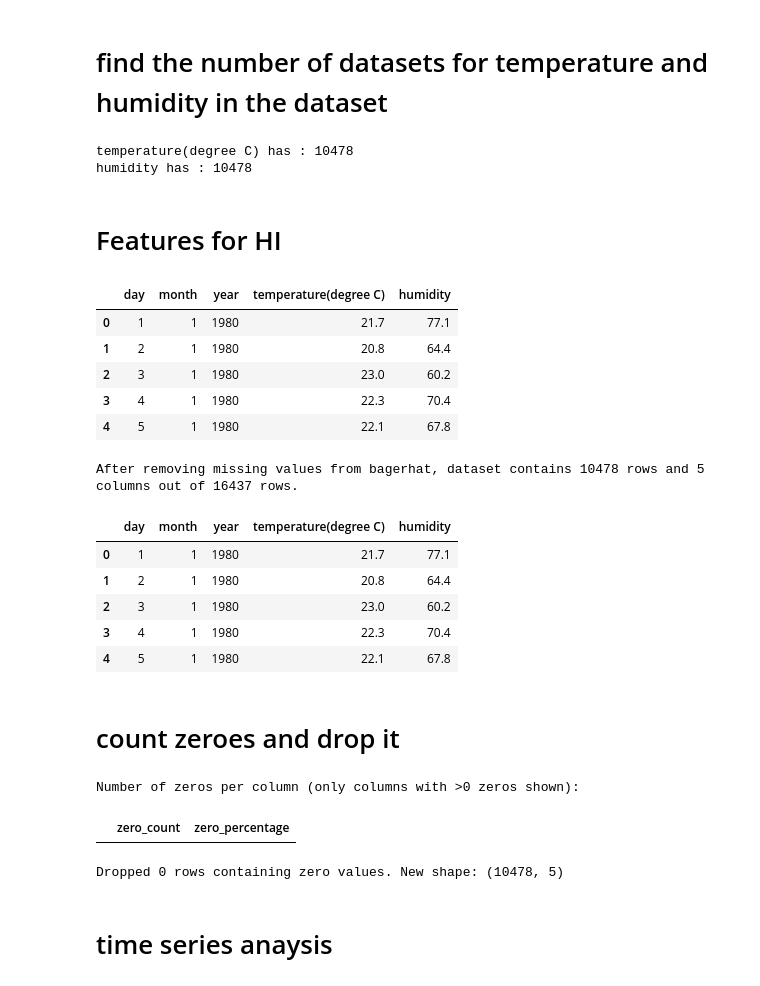
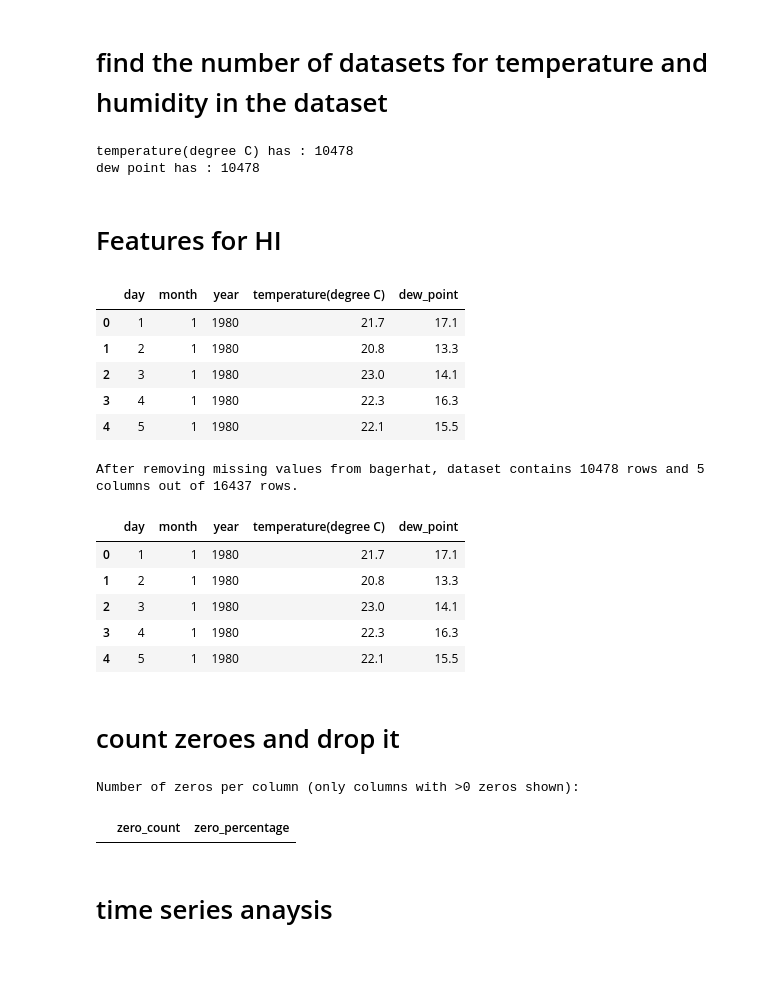
Before and after one commit to not-your-pancake/TCC-ensembling-paper, a Jupyter notebook: 4-Humidex/bagerhat_Humidex.ipynb, the cells around one changed output. Cells and saved outputs as stored; diff of their text form; code cells hidden in the pictures.

```diff
--- a/4-Humidex/bagerhat_Humidex.ipynb
+++ b/4-Humidex/bagerhat_Humidex.ipynb
@@ -51,42 +51,41 @@ df_bagerhat.describe()
 df_bagerhat_temperature= df_bagerhat['temperature(degree C)'].count()
 print (f"temperature(degree C) has : {df_bagerhat_temperature}")
 
-df_bagerhat_humidity= df_bagerhat['humidity'].count()
-print (f"humidity has : {df_bagerhat_humidity}")
+df_bagerhat_dewpoint= df_bagerhat['humidity'].count()
+print (f"dew point has : {df_bagerhat_dewpoint}")
 # %% [output]
 temperature(degree C) has : 10478
-humidity has : 10478
+dew point has : 10478
 # %% [markdown]
 # Features for HI
 # %%
-desired_colmn = ['day', 'month', 'year', 'temperature(degree C)', 'humidity']
+desired_colmn = ['day', 'month', 'year', 'temperature(degree C)', 'dew_point']
 HI_df_bagerhat = df_bagerhat[desired_colmn]
 
 HI_df_bagerhat.head()
 # %% [output]
-|  | day | month | year | temperature(degree C) | humidity |
-| 0 | 1 | 1 | 1980 | 21.7 | 77.1 |
-| 1 | 2 | 1 | 1980 | 20.8 | 64.4 |
-| 2 | 3 | 1 | 1980 | 23.0 | 60.2 |
-| 3 | 4 | 1 | 1980 | 22.3 | 70.4 |
-| 4 | 5 | 1 | 1980 | 22.1 | 67.8 |
+|  | day | month | year | temperature(degree C) | dew_point |
+| 0 | 1 | 1 | 1980 | 21.7 | 17.1 |
+| 1 | 2 | 1 | 1980 | 20.8 | 13.3 |
+| 2 | 3 | 1 | 1980 | 23.0 | 14.1 |
+| 3 | 4 | 1 | 1980 | 22.3 | 16.3 |
+| 4 | 5 | 1 | 1980 | 22.1 | 15.5 |
 # %%
 with_no_null_HI = HI_df_bagerhat.dropna()
 print(f"After removing missing values from bagerhat, dataset contains {with_no_null_HI.shape[0]} rows and {with_no_null_HI.shape[1]} columns out of {df_bagerhat.shape[0]} rows.")
 with_no_null_HI.head()
 # %% [output]
 After removing missing values from bagerhat, dataset contains 10478 rows and 5 columns out of 16437 rows.
-|  | day | month | year | temperature(degree C) | humidity |
-| 0 | 1 | 1 | 1980 | 21.7 | 77.1 |
-| 1 | 2 | 1 | 1980 | 20.8 | 64.4 |
-| 2 | 3 | 1 | 1980 | 23.0 | 60.2 |
-| 3 | 4 | 1 | 1980 | 22.3 | 70.4 |
-| 4 | 5 | 1 | 1980 | 22.1 | 67.8 |
+|  | day | month | year | temperature(degree C) | dew_point |
+| 0 | 1 | 1 | 1980 | 21.7 | 17.1 |
+| 1 | 2 | 1 | 1980 | 20.8 | 13.3 |
+| 2 | 3 | 1 | 1980 | 23.0 | 14.1 |
+| 3 | 4 | 1 | 1980 | 22.3 | 16.3 |
+| 4 | 5 | 1 | 1980 | 22.1 | 15.5 |
 # %% [markdown]
 # count zeroes and drop it
 # %%
 
-# count zeros per column and show as a table
 zeros_per_col = (with_no_null_HI == 0).sum()
 zeros_df = zeros_per_col.to_frame(name='zero_count')
 zeros_df['zero_percentage'] = (zeros_df['zero_count'] / len(with_no_null_HI) * 100).round(2)
@@ -94,16 +93,9 @@ zeros_df = zeros_df[zeros_df['zero_count'] > 0].sort_values('zero_count', ascend
 
 print("Number of zeros per column (only columns with >0 zeros shown):")
 display(zeros_df)
-
-# drop rows that contain any 0 or 0.0 and update with_no_null_HI
-rows_before = with_no_null_HI.shape[0]
-with_no_null_HI = with_no_null_HI[(with_no_null_HI != 0).all(axis=1)]
-rows_after = with_no_null_HI.shape[0]
-print(f"Dropped {rows_before - rows_after} rows containing zero values. New shape: {with_no_null_HI.shape}")
 # %% [output]
 Number of zeros per column (only columns with >0 zeros shown):
 |  | zero_count | zero_percentage |
-Dropped 0 rows containing zero values. New shape: (10478, 5)
 # %% [markdown]
 # time series anaysis
 # %%
```
Also changed, not shown: parts of 4 cells of this notebook.
